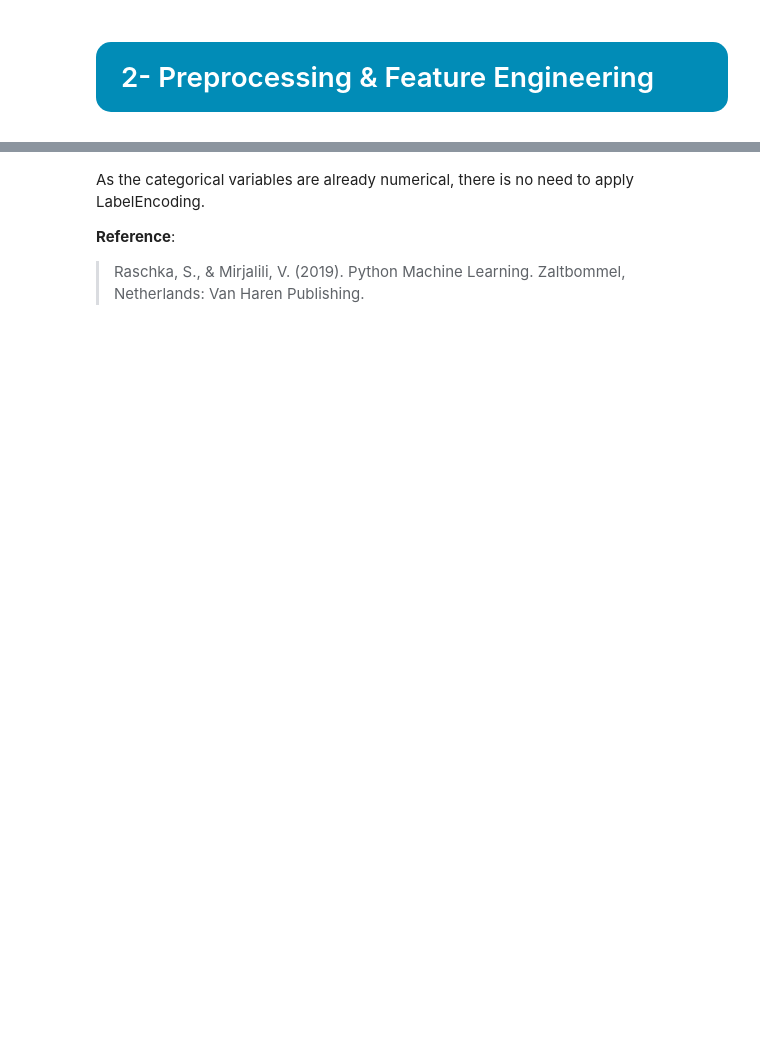
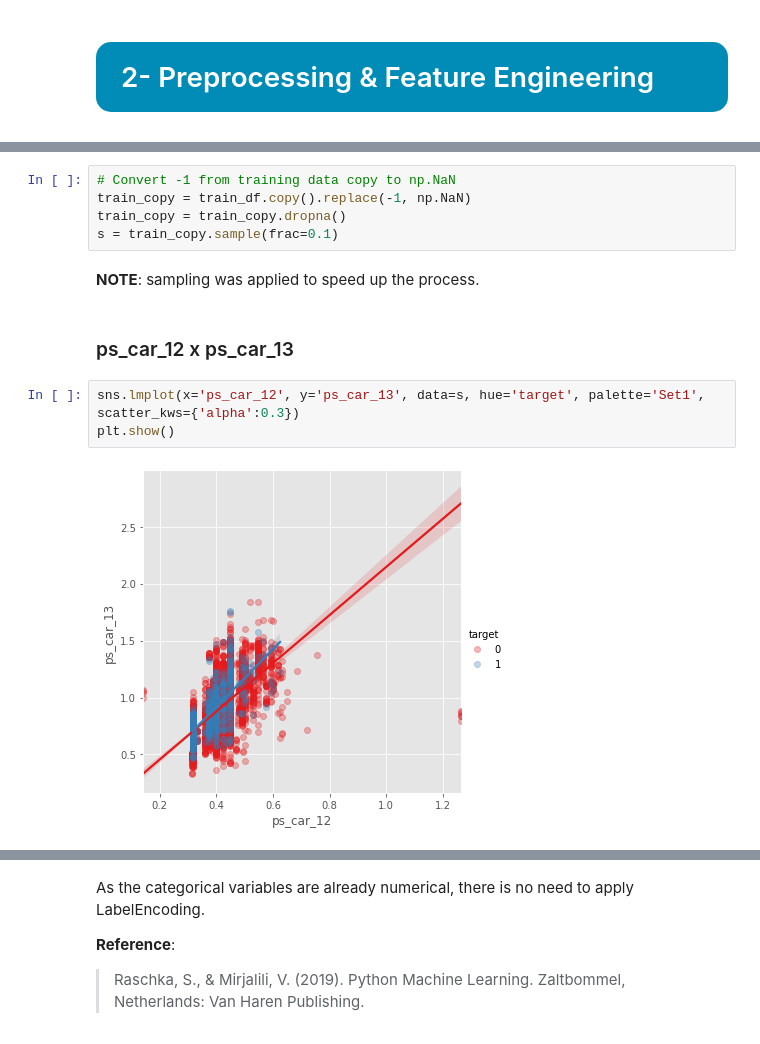
Before and after one commit to pessini/insurance-claim-prediction, a Jupyter notebook: safe-driver-prediction.ipynb, the cells around one changed output, grey strips where cells are left out. Drawn from its saved outputs; the diff is of its cells as text; blank space fills up the shorter version.

```diff
--- a/safe-driver-prediction.ipynb
+++ b/safe-driver-prediction.ipynb
@@ -132,0 +288,14 @@ Test Dataset - Number of rows are 892816 and number of columns are  57
+# %%
+# Convert -1 from training data copy to np.NaN
+train_copy = train_df.copy().replace(-1, np.NaN)
+train_copy = train_copy.dropna()
+s = train_copy.sample(frac=0.1)
+# %% [markdown]
+__NOTE__: sampling was applied to speed up the process.
+# %% [markdown]
+### ps_car_12 x ps_car_13
+# %%
+sns.lmplot(x='ps_car_12', y='ps_car_13', data=s, hue='target', palette='Set1', scatter_kws={'alpha':0.3})
+plt.show()
+# %% [output]
+[figure, added]
```
Also changed, not shown: parts of 69 cells of this notebook, 1 other file.
